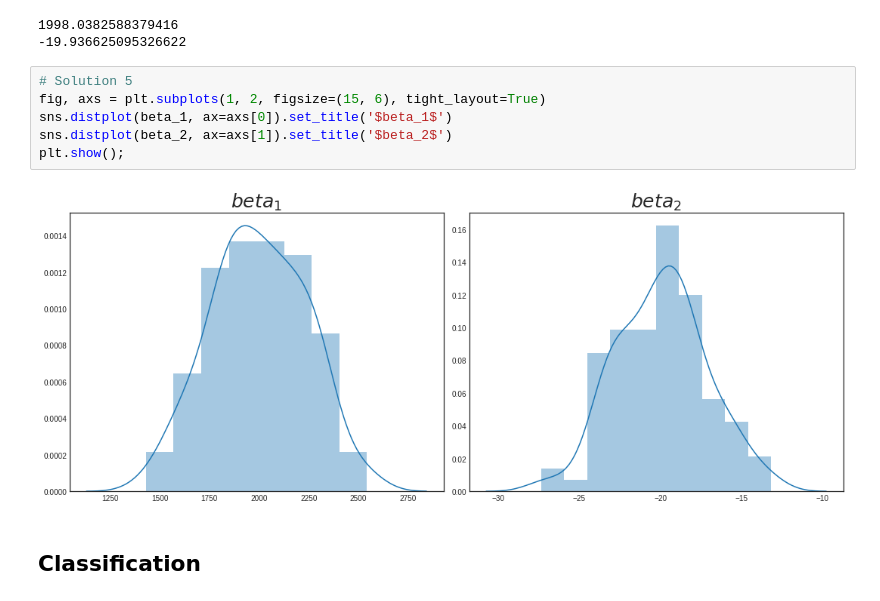
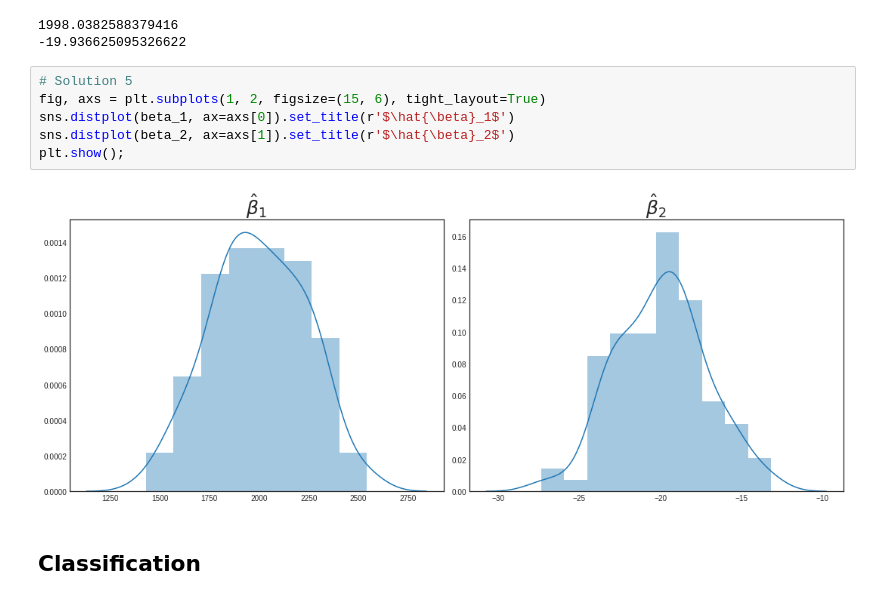
Before and after one commit to armoutihansen/EEMP2019, a Jupyter notebook: content/part-5/sl2.ipynb, the cells around one changed output. Drawn from its saved outputs; the diff is of its cells as text.

```diff
--- a/content/part-5/sl2.ipynb
+++ b/content/part-5/sl2.ipynb
@@ -458,11 +458,11 @@ print(np.mean(beta_2))
 # %%
 # Solution 5
 fig, axs = plt.subplots(1, 2, figsize=(15, 6), tight_layout=True)
-sns.distplot(beta_1, ax=axs[0]).set_title('$beta_1$')
-sns.distplot(beta_2, ax=axs[1]).set_title('$beta_2$')
+sns.distplot(beta_1, ax=axs[0]).set_title(r'$\hat{\beta}_1$')
+sns.distplot(beta_2, ax=axs[1]).set_title(r'$\hat{\beta}_2$')
 plt.show();
 # %% [output]
-[figure, old version]
+[figure, new version]
 # %% [markdown]
 ## Classification
 # %% [markdown]
```
Also changed, not shown: parts of 43 cells of this notebook.
